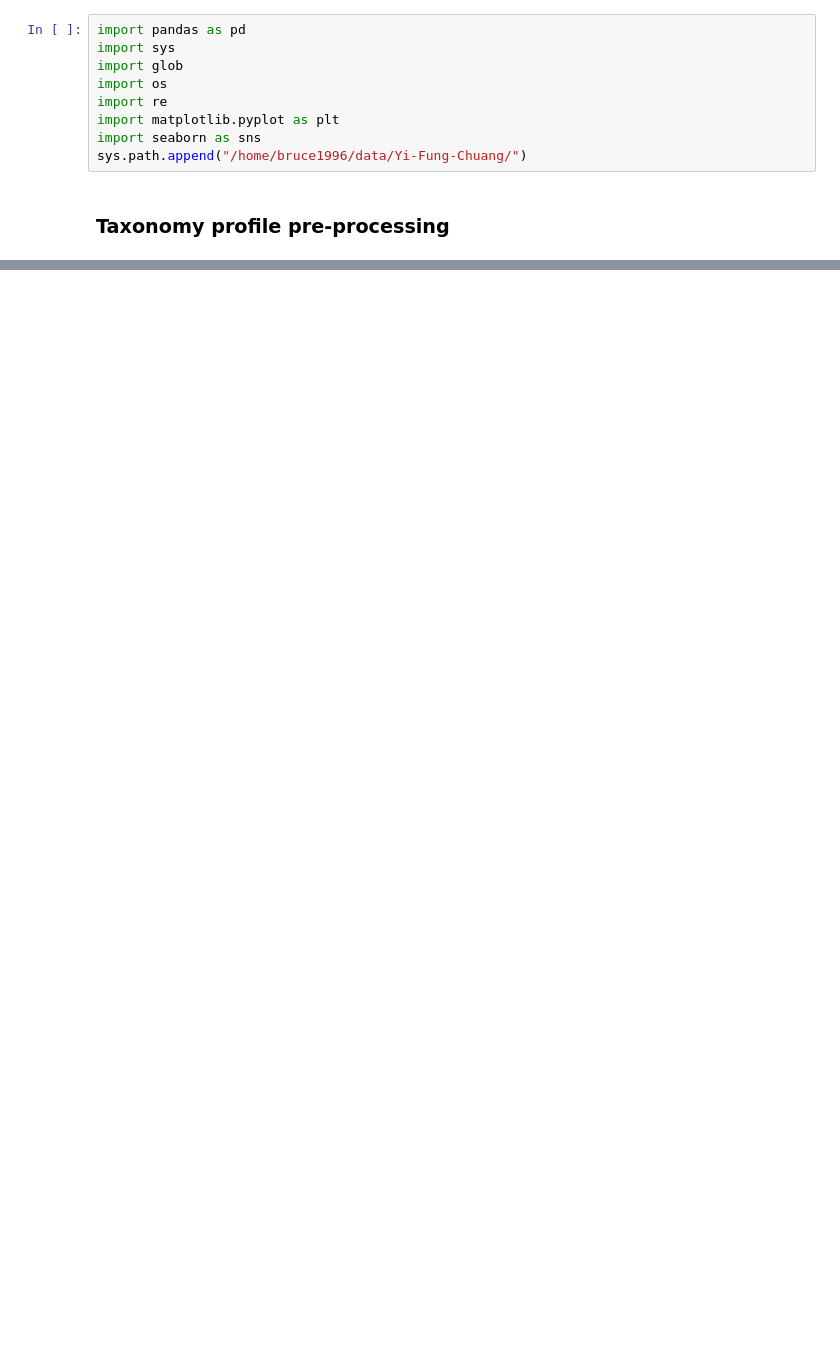
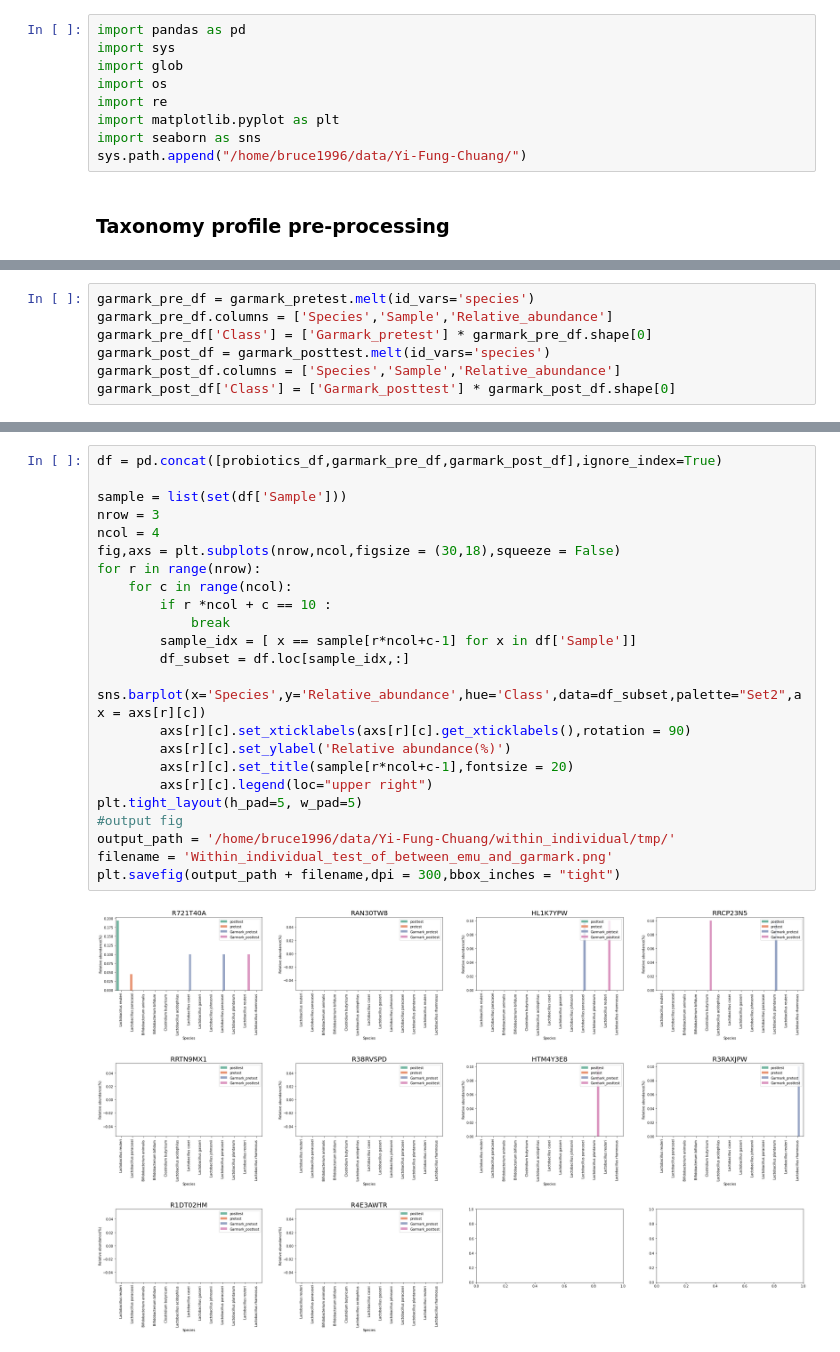
Before and after one commit to brucewu1996/Probiotics_signature, a Jupyter notebook: within_individual_test.ipynb, the cells around one changed output, grey strips where cells are left out. Cells and saved outputs as stored; diff of their text form; blank space fills up the shorter version.

```diff
--- a/within_individual_test.ipynb
+++ b/within_individual_test.ipynb
@@ -36,0 +52,7 @@ merge_df.index = merge_df['species']
+# %%
+garmark_pre_df = garmark_pretest.melt(id_vars='species')
+garmark_pre_df.columns = ['Species','Sample','Relative_abundance']
+garmark_pre_df['Class'] = ['Garmark_pretest'] * garmark_pre_df.shape[0]
+garmark_post_df = garmark_posttest.melt(id_vars='species')
+garmark_post_df.columns = ['Species','Sample','Relative_abundance']
+garmark_post_df['Class'] = ['Garmark_posttest'] * garmark_post_df.shape[0]
@@ -37 +73,26 @@ merge_df.index = merge_df['species']
+# %%
+df = pd.concat([probiotics_df,garmark_pre_df,garmark_post_df],ignore_index=True)
+
+sample = list(set(df['Sample']))
+nrow = 3
+ncol = 4
+fig,axs = plt.subplots(nrow,ncol,figsize = (30,18),squeeze = False)
+for r in range(nrow):
+    for c in range(ncol):
+        if r *ncol + c == 10 :
+            break
+        sample_idx = [ x == sample[r*ncol+c-1] for x in df['Sample']]
+        df_subset = df.loc[sample_idx,:]
+        sns.barplot(x='Species',y='Relative_abundance',hue='Class',data=df_subset,palette="Set2",ax = axs[r][c])
+        axs[r][c].set_xticklabels(axs[r][c].get_xticklabels(),rotation = 90)
+        axs[r][c].set_ylabel('Relative abundance(%)')
+        axs[r][c].set_title(sample[r*ncol+c-1],fontsize = 20)
+        axs[r][c].legend(loc="upper right")
+plt.tight_layout(h_pad=5, w_pad=5)
+#output fig
+output_path = '/home/bruce1996/data/Yi-Fung-Chuang/within_individual/tmp/'
+filename = 'Within_individual_test_of_between_emu_and_garmark.png'
+plt.savefig(output_path + filename,dpi = 300,bbox_inches = "tight")
+# %% [output]
+[figure, added]
 # %%
```
Also changed, not shown: parts of 7 cells of this notebook, 3 other files.
